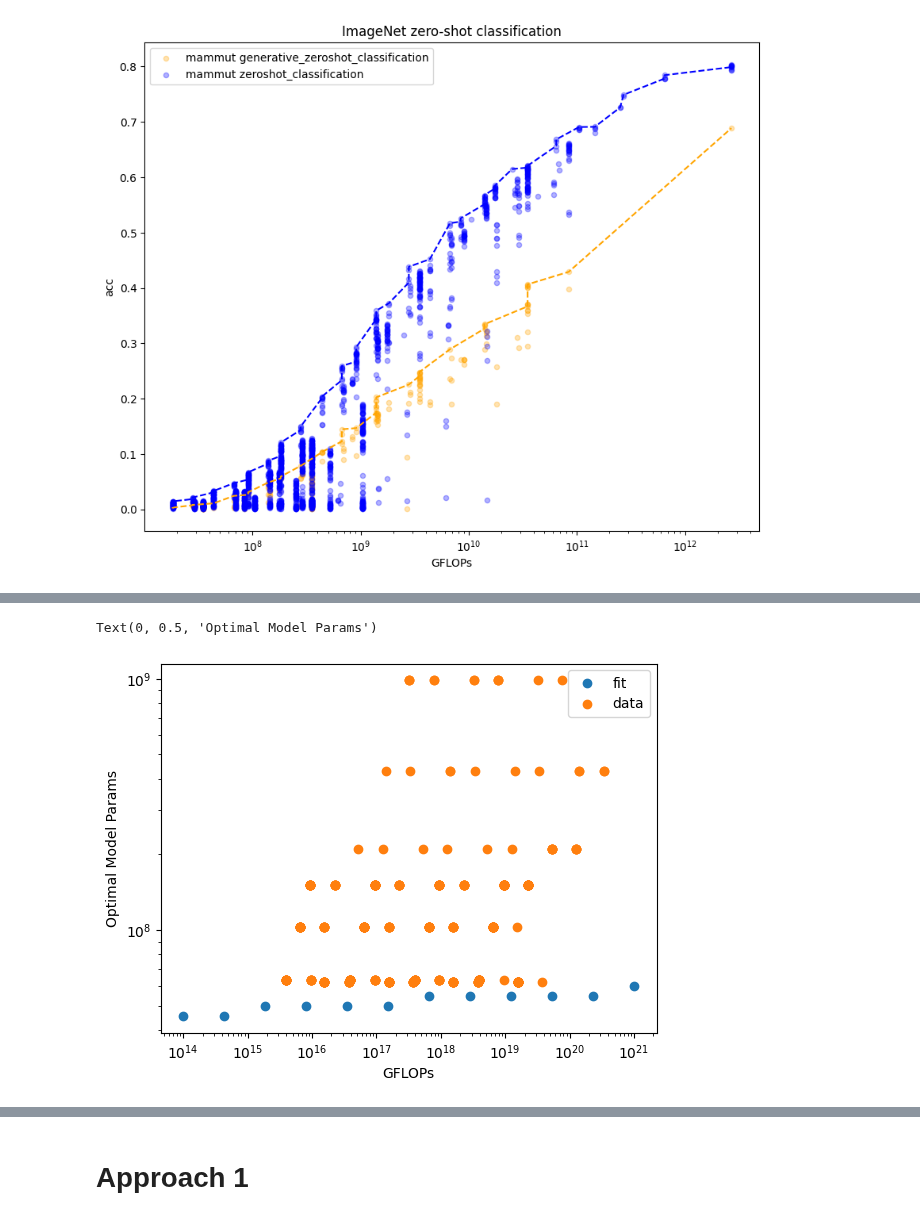
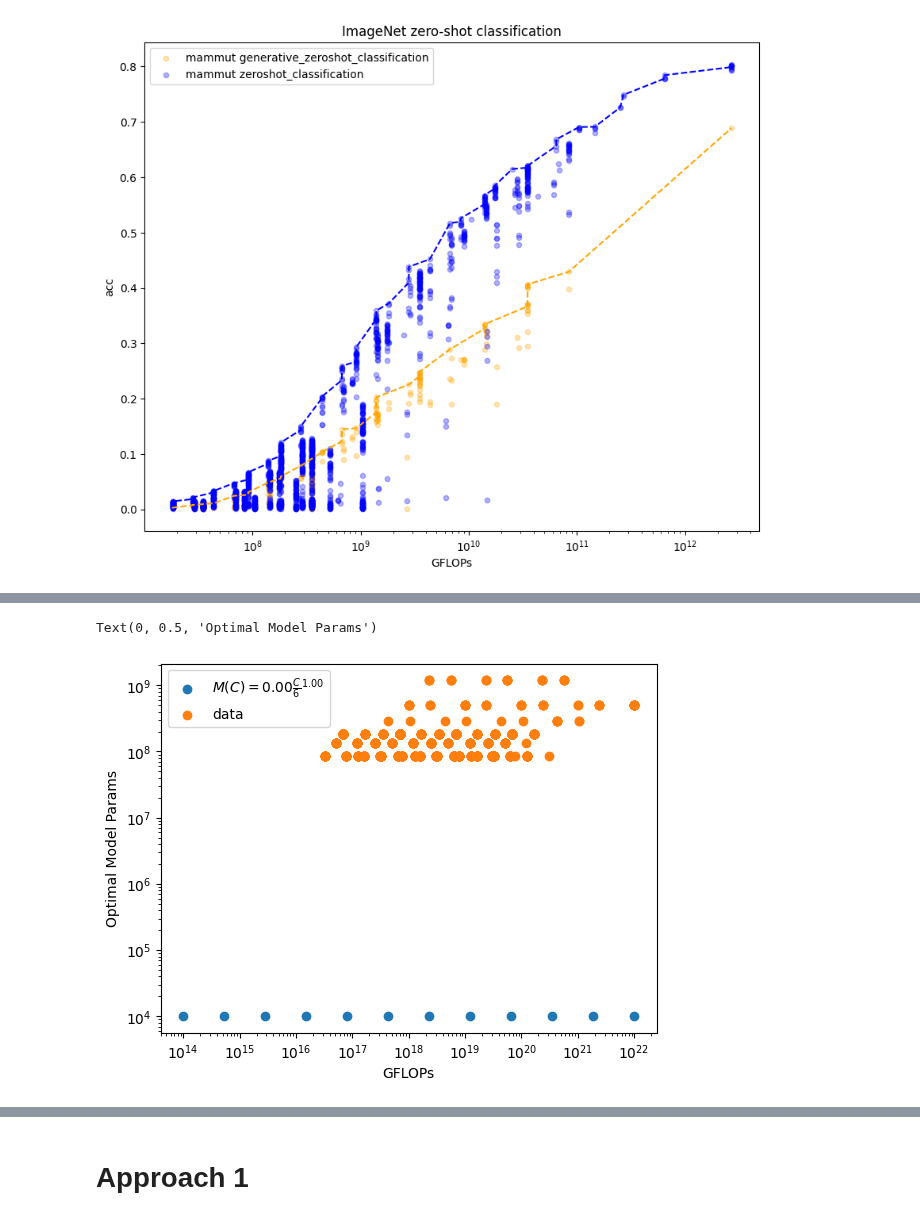
Before and after one commit to SLAMPAI/open_clip_scaling, a Jupyter notebook: results.ipynb, the cells around one changed output, grey strips where cells are left out. Cells and saved outputs as stored; diff of their text form; code cells hidden in the pictures.

```diff
--- a/results.ipynb
+++ b/results.ipynb
@@ -1098,6 +1169,7 @@ def curve_fit_chinchilla_cma(xdata, ydata, nb_iterations=1000, nb_restarts=10):
 # %%
 scheduler = "cosine"
 ds, metric = "imagenet1k", "acc1"
+ns = "mammut"
 #ds, metric = "winoground", "text_acc"
 #ds, metric = "winoground", "image_acc"
 #ds, metric = "sugar_crepe/swap_obj", "acc"
@@ -1109,7 +1181,7 @@ d = d[d.pretrain_dataset == "datacomp_1b"]
 if scheduler != "const":
     d = d[d.epoch==d.total_epochs]
 d = d[d.downstream_dataset==ds]
-d = d[d.namespace.isin(["clip"])]
+d = d[d.namespace==ns]
 #d = d[d.task.isin(["generative_zeroshot_classification"])]
 d = d[d.lr_scheduler==scheduler]
 d = d.sort_values(by="gflops")
@@ -1119,7 +1191,7 @@ M_params = ((d["model"].apply(lambda m:model_profile.loc[m].mparams).values) * 1
 M_context_length = (d.model.apply(lambda m:  (224//get_patch_size(m))**2  )).values
 N = M_params
 D = ((d["samples_seen"].values)) * M_context_length
-G = N * D
+C = 6 * N * D
 Y = 1-(d[metric]).values
 #Y = d["contrastive_loss"].values
 X = np.stack((N, D), axis=1)
@@ -1154,16 +1248,16 @@ print(np.log10(N.min()), np.log10(N.max()))
 import seaborn as sns
 A, B, C, alpha, beta = param
 print(A, B, C, alpha, beta)
-gflops_grid = np.logspace(14, 21, 12, base=10)
+C_grid = np.logspace(14, 22, 12, base=10)
 rows = []
-NS = np.logspace(6, 10, 100)
-for gflops in gflops_grid:
+NS = np.logspace(4, 10, 100)
+for c in C_grid:
     for n in NS:
-        d = gflops / (n)
-        rows.append({"gflops": gflops, "N": n, "D": d})
+        d = c / (6 * n)
+        rows.append({"C": c, "N": n, "D": d})
 CC = pd.DataFrame(rows)
 CC["err"] = powlaw_chinchilla(CC[["N", "D"]].values.T, A, B, C, alpha, beta)
-sns.scatterplot(x="N", y="err", hue=np.log10(CC.gflops), data=CC, legend="full", palette="viridis")
+sns.scatterplot(x="N", y="err", hue=np.log10(CC.C), data=CC, legend="full", palette="viridis")
 plt.xscale('log')
 plt.yscale('log')
 plt.show()
@@ -1173,21 +1267,26 @@ plt.show()
 # %%
-gs = []
+cs = []
 ns = []
-for gflops in gflops_grid:
-    cc = CC[CC.gflops == gflops]
+for c in C_grid:
+    cc = CC[CC.C == c]
     idx = cc.err.argmin()
-    gs.append(gflops)
+    cs.append(c)
     ns.append(cc.iloc[idx].N)
-plt.scatter(gs, ns, label="fit")
+
 #pred_n = np.power(  ((alpha * A * np.power(gflops_grid, beta)) / (B * beta)), 1/(alpha+beta) )
 #plt.scatter(gflops_grid, pred_n, c="red")
+M = np.power( (alpha * A) / (beta * B), -(alpha+beta))
+coef = alpha/(alpha+beta)
+plt.scatter(cs, ns, label=f"$M(C) = {(M):.2f} {{\\frac{{C}}{{6}}}}^{{{coef:.2f}}}$")
+
 plt.xscale('log')
 plt.yscale('log')
-plt.scatter(G, N, label="data")
+C = 6 * N * D
+plt.scatter(C, N, label="data")
 plt.legend()
 plt.xlabel("GFLOPs")
 plt.ylabel("Optimal Model Params")
 # %% [output]
 Text(0, 0.5, 'Optimal Model Params')
-[figure, old version]
+[figure, new version]
 # %%
```
Also changed, not shown: parts of 23 cells of this notebook, 2 other files.
